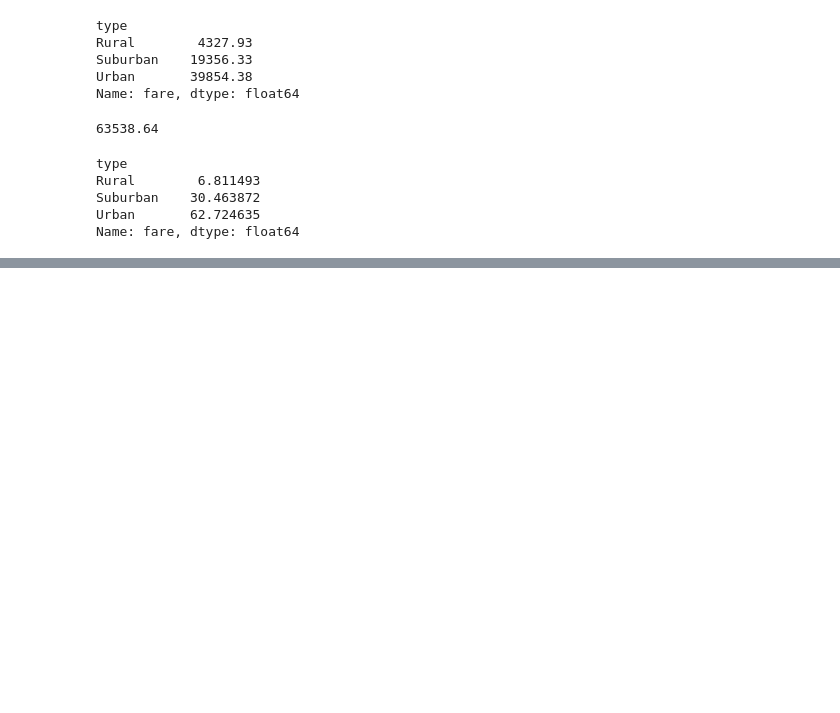
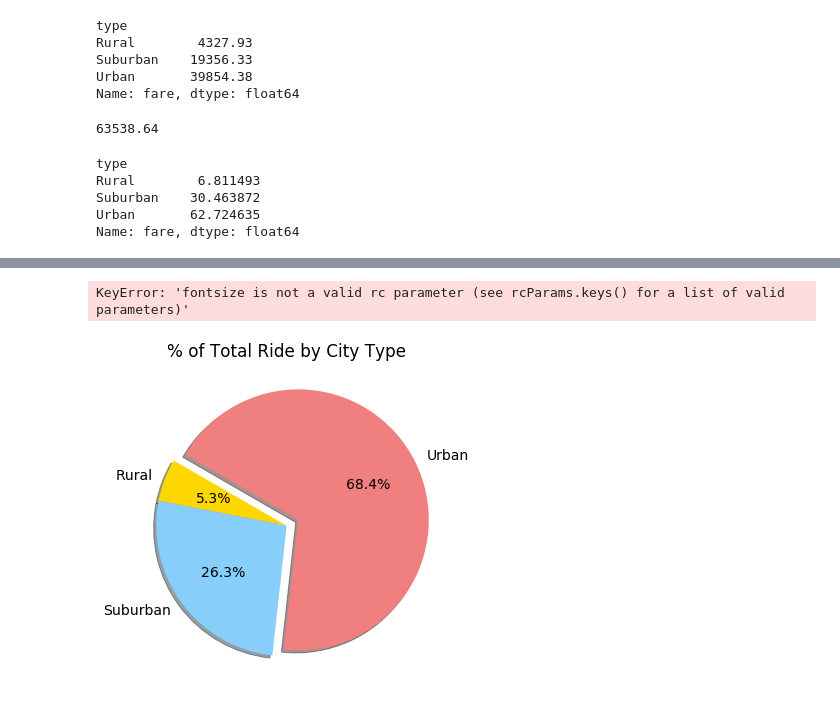
Before and after one commit to chanhodchang/PyBer_Analysis, a Jupyter notebook: PyBer.ipynb, the cells around one changed output, grey strips where cells are left out. Drawn from its saved outputs; the diff is of its cells as text; code cells hidden in the pictures; blank space fills up the shorter version.

```diff
--- a/PyBer.ipynb
+++ b/PyBer.ipynb
@@ -669,0 +685,17 @@ plt.show()
+# %%
+# Build percentage of rides by city type pie chart.
+plt.subplots(figsize=(10,6))
+plt.pie(ride_percents,
+       labels=['Rural','Suburban','Urban'],
+       colors=['gold','lightskyblue','lightcoral'],
+        explode=[0,0,0.1],
+        autopct='%1.1f%%',
+        shadow=True,
+        startangle=150)
+plt.title('% of Total Ride by City Type')
+mpl.rcParams['fontsize']=14
+plt.savefig('analysis/Fig6.png')
+plt.show()
+# %% [output]
+KeyError: 'fontsize is not a valid rc parameter (see rcParams.keys() for a list of valid parameters)'
+[figure, added]
```
Also changed, not shown: parts of 2 cells of this notebook, 1 other file.
